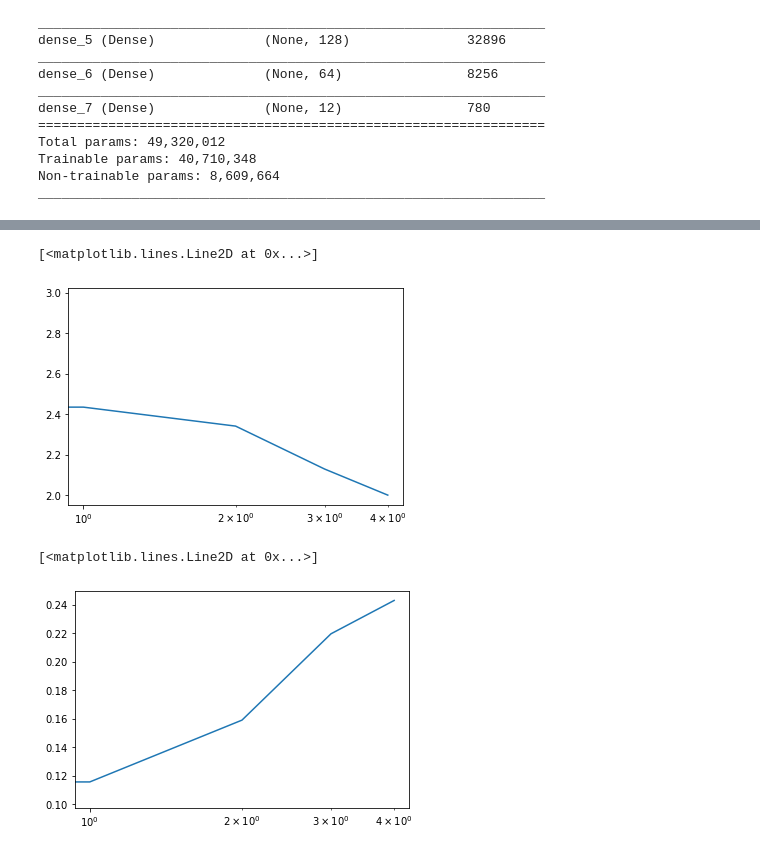
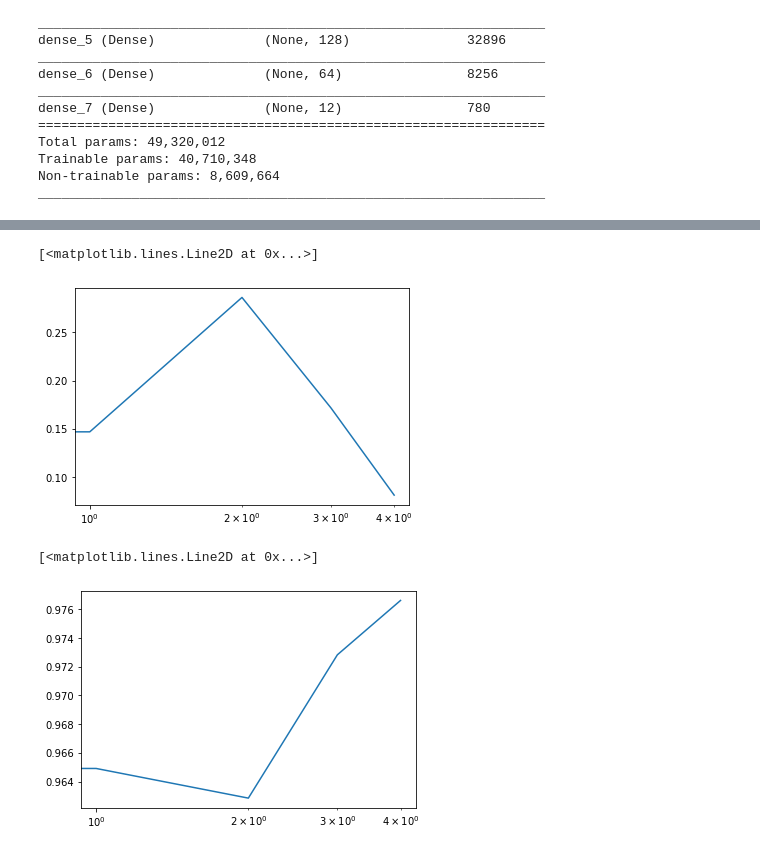
Before and after one commit to pariyaaf/FruitDiseaseDetection-pariya, a Jupyter notebook: model.ipynb, the cells around one changed output, grey strips where cells are left out. Saved outputs shown, nothing was run; the diff lists cells and outputs as text; code cells hidden in the pictures.

```diff
--- a/model.ipynb
+++ b/model.ipynb
@@ -185,10 +191,10 @@ Accuracy on test dataset: 0.75
 # %%
-plt.semilogx( history2.history["loss"])
+plt.semilogx( history.history["loss"])
 # %% [output]
 [<matplotlib.lines.Line2D at 0x...>]
-[figure, old version]
+[figure, new version]
 # %%
-plt.semilogx( history2.history["accuracy"])
+plt.semilogx( history.history["accuracy"])
 # %% [output]
 [<matplotlib.lines.Line2D at 0x...>]
-[figure, old version]
+[figure, new version]
```
Also changed, not shown: parts of 4 cells of this notebook, 1 other file.
